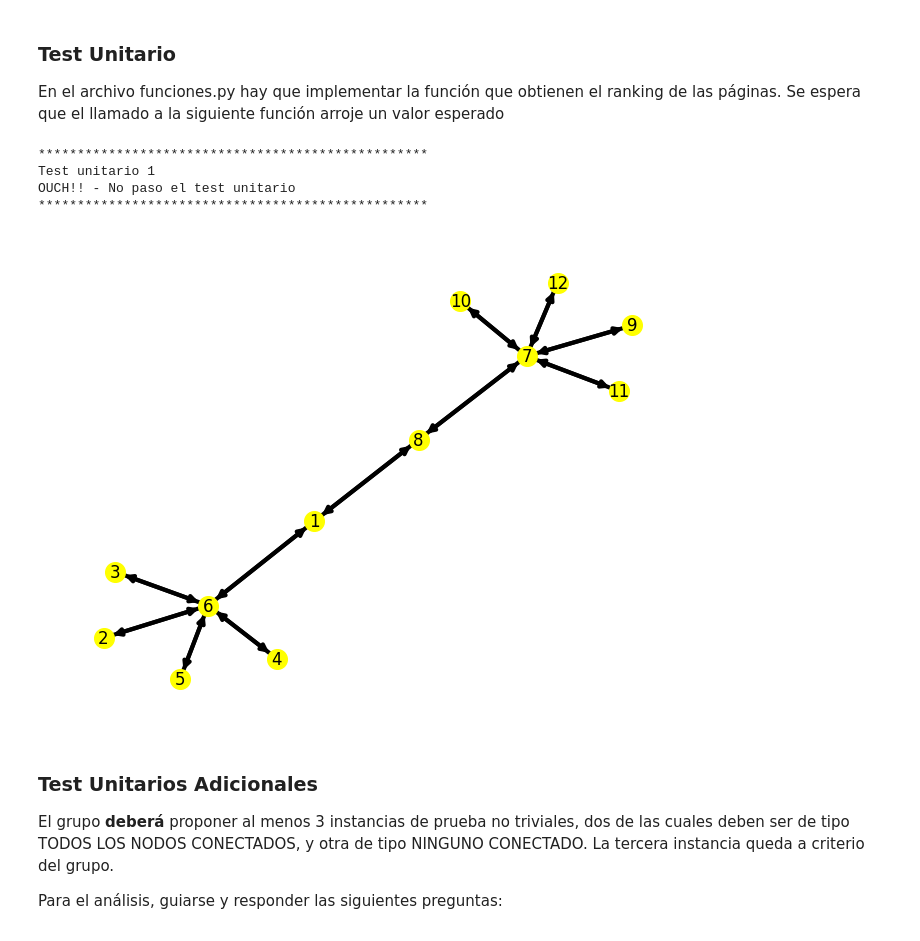
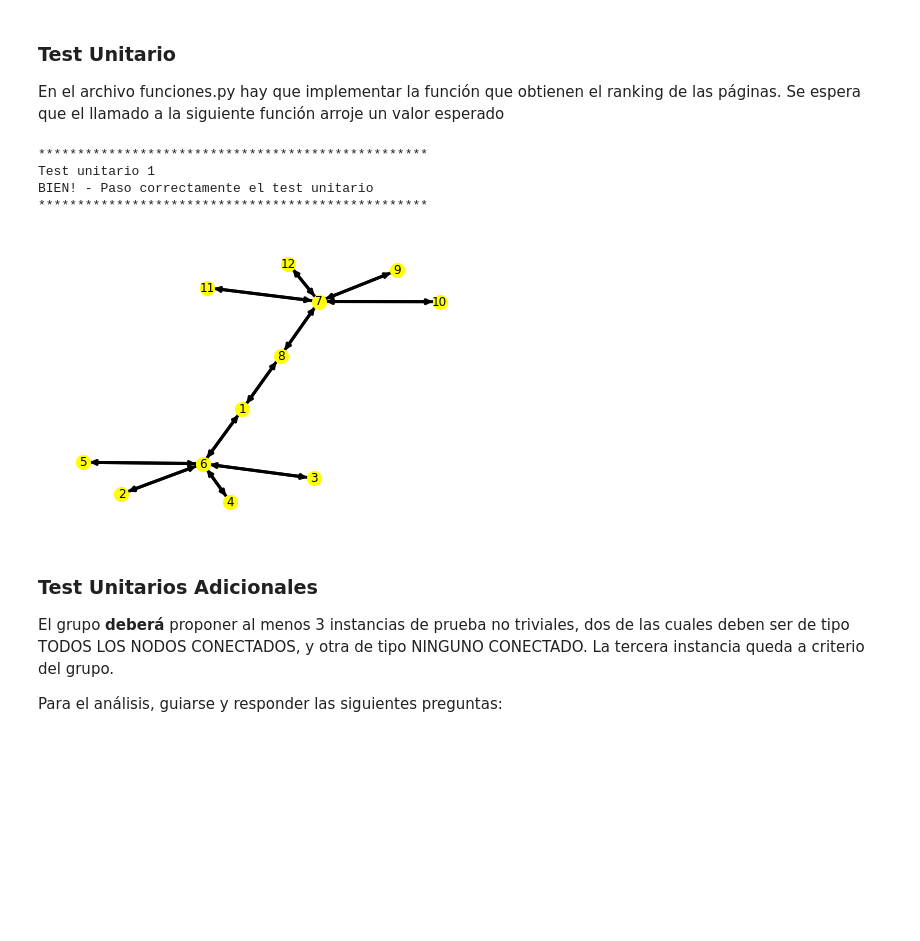
Before and after one commit to r3ch1rd/TP1alc, a Jupyter notebook: grupo_XX_TP1.ipynb, the cells around one changed output. Cells and saved outputs as stored; diff of their text form; code cells hidden in the pictures; blank space fills up the shorter version.

```diff
--- a/grupo_XX_TP1.ipynb
+++ b/grupo_XX_TP1.ipynb
@@ -125,30 +125,30 @@ Se espera que el llamado a la siguiente función arroje un valor esperado
 # %%
 #ARCHIVOS DE ENTRADA
 archivo_test = './tests/test_dosestrellas.txt'
 
 #CARGA DE ARCHIVO EN GRAFO
 W = leer_archivo(archivo_test)
 
 dibujarGrafo(W, print_ejes=False)
 
 # defino la probabilidad de salto de continuar los links de la pagina actual
 p = 0.5
 # Realizo el test unitario para el calculo del mayor score, que pruebe que el codigo funciona correctamente.
 print('*'*50)
 print('Test unitario 1')
 try:
-    assert(np.isclose(obtenerMaximoRankingScore(W, p), 0.1811))
+    assert(np.isclose(obtenerMaximoRankingScore(W, p), 0.1811, atol=1e-4))
 except:
     print('OUCH!! - No paso el test unitario')
 else:
     print('BIEN! - Paso correctamente el test unitario')
 print('*'*50)
 # %% [output]
 **************************************************
 Test unitario 1
-OUCH!! - No paso el test unitario
+BIEN! - Paso correctamente el test unitario
 **************************************************
-[figure, old version]
+[figure, new version]
 # %% [markdown]
 ### Test Unitarios Adicionales
 
```
Also changed, not shown: parts of 4 cells of this notebook, 1 other file.
